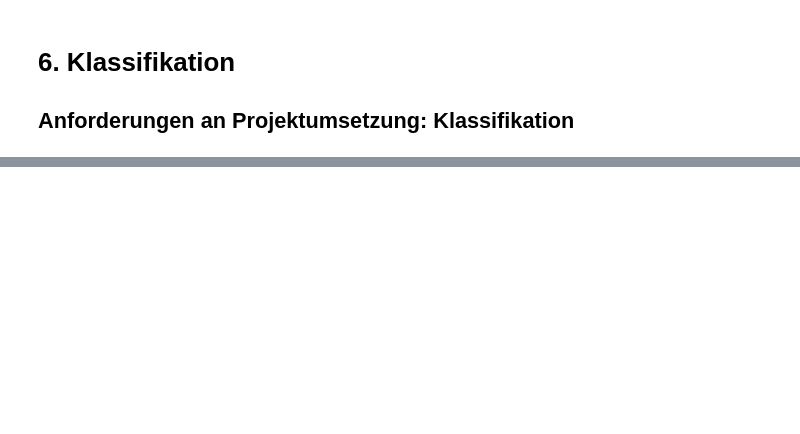
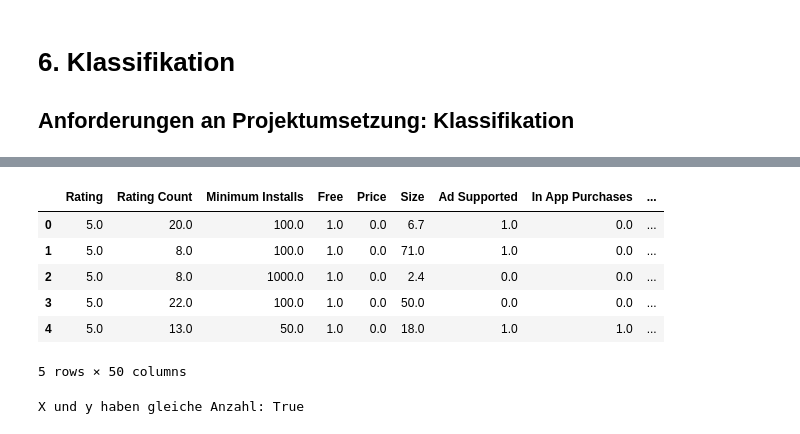
Before and after one commit to Wangi2901/data-analytics, a Jupyter notebook: 6. Klassifikation.ipynb, the cells around one changed output, grey strips where cells are left out. Drawn from its saved outputs; the diff is of its cells as text; code cells hidden in the pictures; blank space fills up the shorter version.

```diff
--- a/6. Klassifikation.ipynb
+++ b/6. Klassifikation.ipynb
@@ -145,0 +91,6 @@ fourhot
+# %%
+numerical_cols = list(apps.select_dtypes(include="float").columns)
+categorical_cols = list(apps.select_dtypes(include="object").columns)
+# %%
+categorical_cols.remove("Category")
+categorical_cols
@@ -145,0 +99,2 @@ fourhot
+# %%
+X_dumm = pd.get_dummies(apps[categorical_cols])
@@ -146,8 +108,18 @@ fourhot
+# %%
+X = pd.concat([apps[numerical_cols], X_dumm], axis = 1)
+# %%
+X.head()
+# %% [output]
+|  | Rating | Rating Count | Minimum Installs | Free | Price | Size | Ad Supported | In App Purchases | ... |
+| 0 | 5.0 | 20.0 | 100.0 | 1.0 | 0.0 | 6.7 | 1.0 | 0.0 | ... |
+| 1 | 5.0 | 8.0 | 100.0 | 1.0 | 0.0 | 71.0 | 1.0 | 0.0 | ... |
+| 2 | 5.0 | 8.0 | 1000.0 | 1.0 | 0.0 | 2.4 | 0.0 | 0.0 | ... |
+| 3 | 5.0 | 22.0 | 100.0 | 1.0 | 0.0 | 50.0 | 0.0 | 0.0 | ... |
+| 4 | 5.0 | 13.0 | 50.0 | 1.0 | 0.0 | 18.0 | 1.0 | 1.0 | ... |
+5 rows × 50 columns
 # %%
-X_concat = pd.concat([onehot, twohot, threehot, fourhot, dataset1])
-
-target_dataset = apps.dropna()['Category'].copy()
-
+y = apps['Category'] #.copy()
+print(f"X und y haben gleiche Anzahl: {X.shape[0] == y.shape[0]}")
 # Wenn die Daten noch (weiter) aufgeteilt werden müssen, geht das am besten mit der
 # Methode sklearn.model_selection.train_test_split
 # Sie liefert Features und Zielklassen für test und train zurück und lässt sich umfassend parametrisieren.
@@ -155,7 +127,6 @@ target_dataset = apps.dropna()['Category'].copy()
 # Wir können also noch Entwicklungsdaten erzeugen, die 20% (test_size=0.2) der Trainingsdaten umfassen und alle vier Zielklassen
 # gleichermaßen berücksichtigen (stratifizieren, stratify=target_train):
 
-X_train, X_test, y_train, y_test = train_test_split(X_concat, target_dataset,
-                                                    test_size=0.2,
-                                                    random_state=42,
-                                                    stratify=target_train)
+# X_train, X_test, y_train, y_test = train_test_split(X_concat, target_dataset, test_size=0.2, random_state=42, stratify=target_dataset)
+# %% [output]
+X und y haben gleiche Anzahl: True
```
Also changed, not shown: parts of 28 cells of this notebook, 2 other files.
